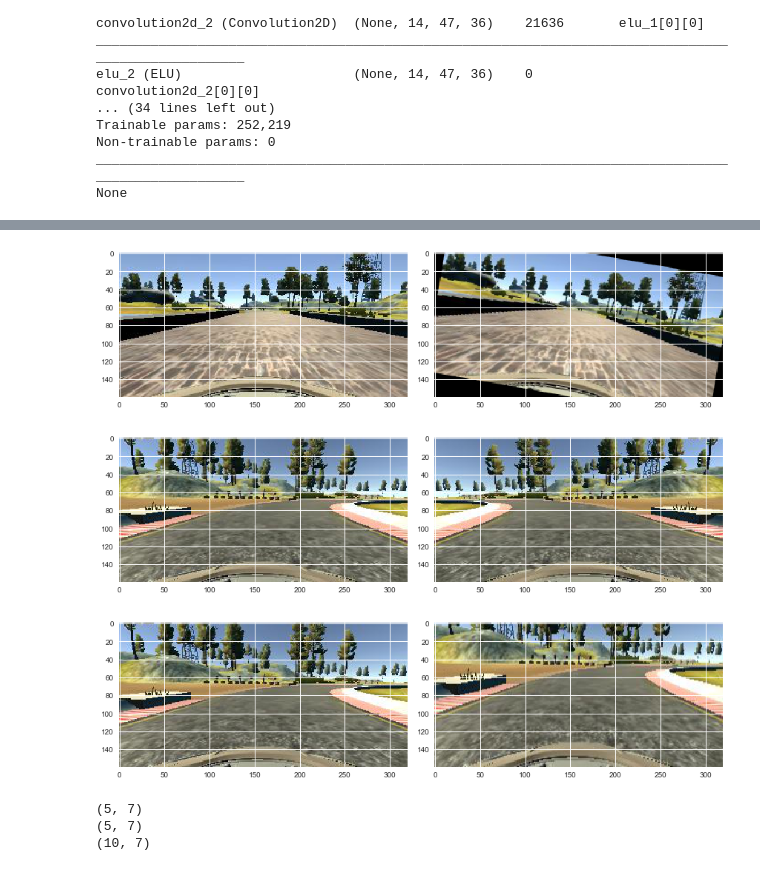
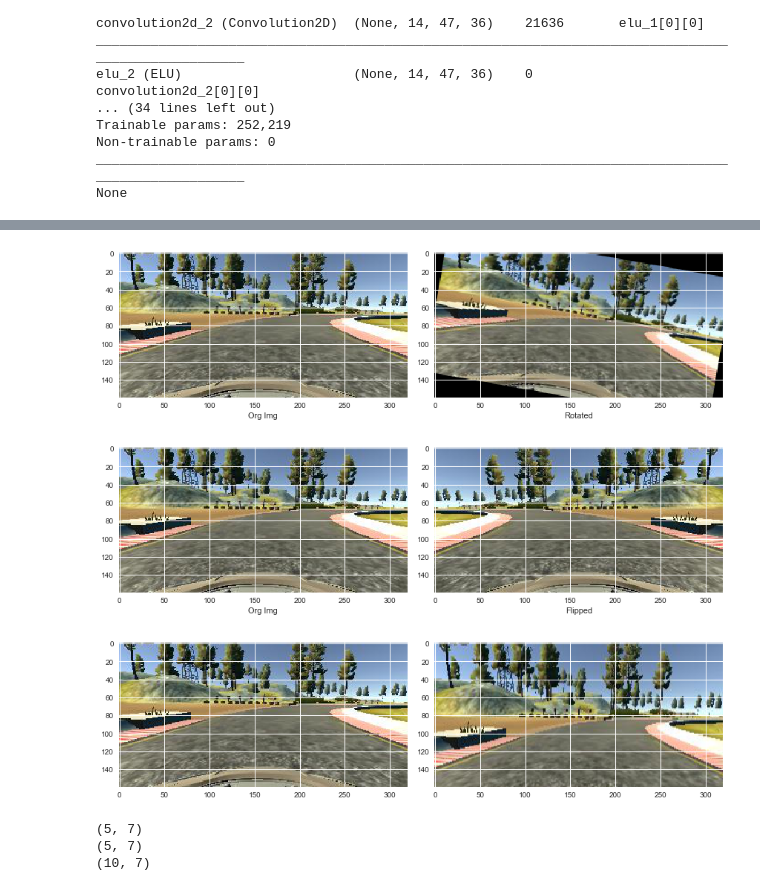
Before and after one commit to harinando/sdc-advanced-lane-lines, a Jupyter notebook: CarND-Behavioral-Training/data_exploration.ipynb, the cells around one changed output, grey strips where cells are left out. Cells and saved outputs as stored; diff of their text form; code cells hidden in the pictures.

```diff
--- a/CarND-Behavioral-Training/data_exploration.ipynb
+++ b/CarND-Behavioral-Training/data_exploration.ipynb
@@ -188,18 +186,18 @@ plots([org_img, img], 1, 2, figsize=(12, 9))
 # %%
 rot = Rotate(angle=-10)
 img = rot.apply(org_img)
-plots([org_img, img], 1, 2, figsize=(12, 9))
+plots([org_img, img], 1, 2, figsize=(12, 9), labels=['Org Img', 'Rotated'])
 # %% [output]
-[figure, old version]
+[figure, new version]
 # %%
 from transformations import Flip
 img_path = 'data/IMG/center_2016_12_01_13_40_09_658.jpg'
 org_img = ReadImg(img_path)
 flip = Flip()
 img = flip.apply(org_img)
-plots([org_img, img], 1, 2, figsize=(12, 9))
+plots([org_img, img], 1, 2, figsize=(12, 9),labels=['Org Img', 'Flipped'])
 # %% [output]
-[figure, old version]
+[figure, new version]
 # %%
 # from transformations import Shift
 
@@ -219,11 +217,11 @@ def Shift(_img, by_x=0, by_y=0):
     return img
 
 org_img = ReadImg(img_path)
-img = Shift(org_img, 0, -30)
+img = Shift(org_img, 0, +30)
 # img = Translate(by_x=0, by_y=10).apply(org_img)
 plots([org_img, img], 1, 2, figsize=(12, 9))
 # %% [output]
-[figure, old version]
+[figure, new version]
 # %%
 df = train[train['steering']<-2*std].sample(5, replace=True)
 print(df.shape)
```
Also changed, not shown: parts of 14 cells of this notebook, 3 other files.
